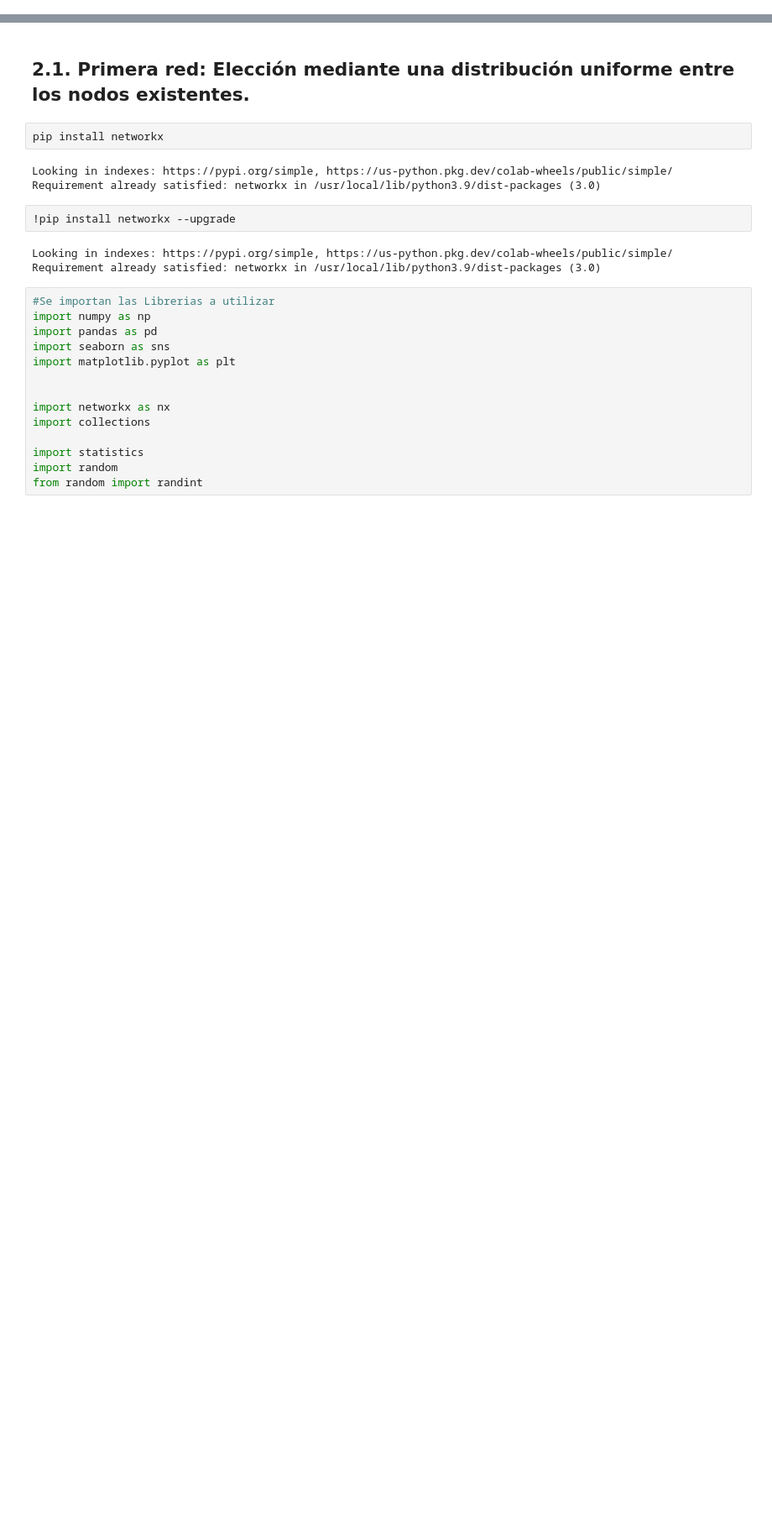
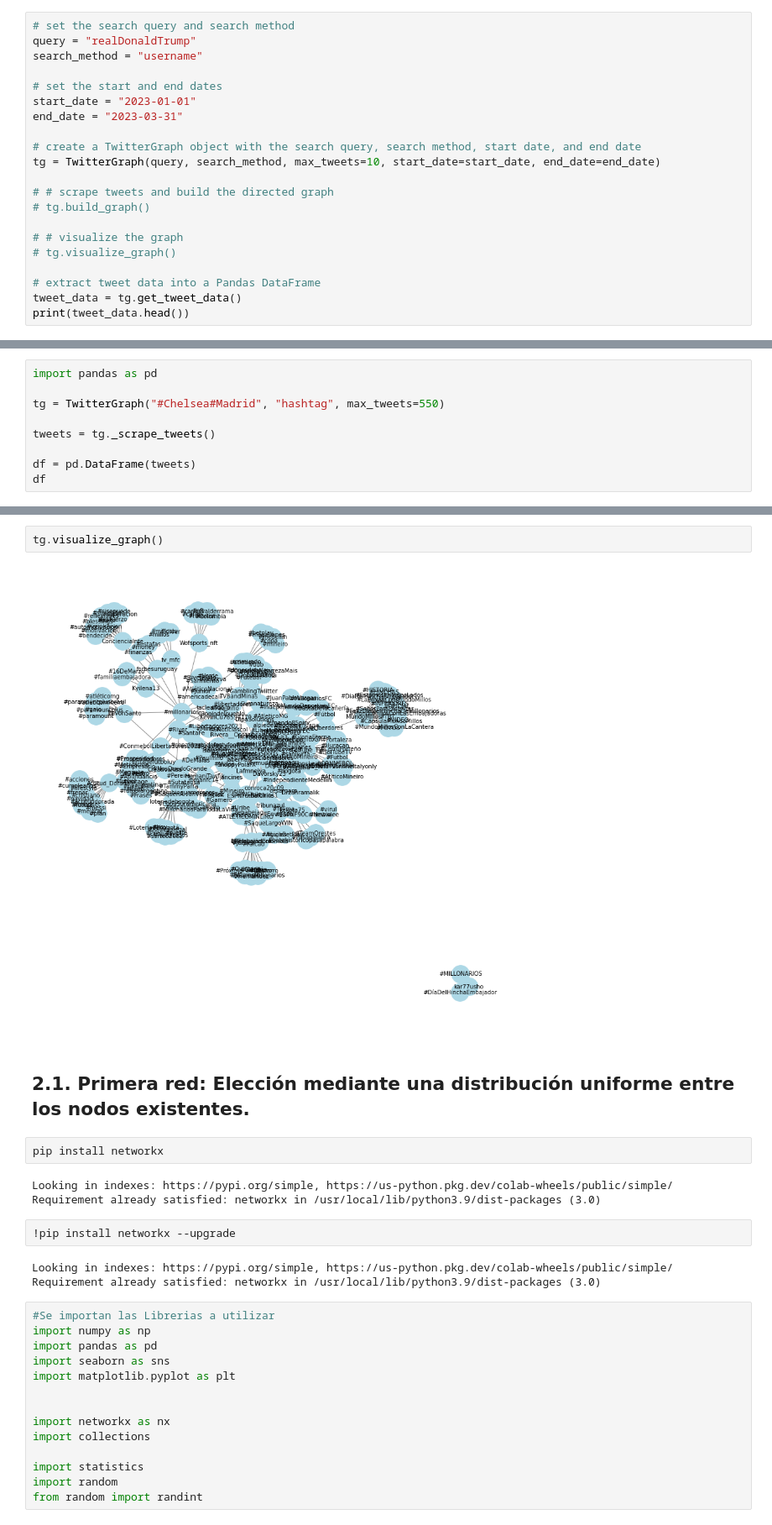
Before and after one commit to jsebastianquiroga/Topicos_analitica, a Jupyter notebook: Notebook/Empirical_network_twitter.ipynb, the cells around one changed output, grey strips where cells are left out. Shown at 84% size. Drawn from its saved outputs; the diff is of its cells as text; blank space fills up the shorter version.

```diff
--- a/Notebook/Empirical_network_twitter.ipynb
+++ b/Notebook/Empirical_network_twitter.ipynb
@@ -53,0 +81,21 @@ Se construiran dos redes, se comenzara con dos nodos, y posteriormente se coneca
+# %%
+# set the search query and search method
+query = "realDonaldTrump"
+search_method = "username"
+
+# set the start and end dates
+start_date = "2023-01-01"
+end_date = "2023-03-31"
+
+# create a TwitterGraph object with the search query, search method, start date, and end date
+tg = TwitterGraph(query, search_method, max_tweets=10, start_date=start_date, end_date=end_date)
+
+# # scrape tweets and build the directed graph
+# tg.build_graph()
+
+# # visualize the graph
+# tg.visualize_graph()
+
+# extract tweet data into a Pandas DataFrame
+tweet_data = tg.get_tweet_data()
+print(tweet_data.head())
@@ -53,0 +342,9 @@ Se construiran dos redes, se comenzara con dos nodos, y posteriormente se coneca
+# %%
+import pandas as pd
+
+tg = TwitterGraph("#Chelsea#Madrid", "hashtag", max_tweets=550)
+
+tweets = tg._scrape_tweets()
+
+df = pd.DataFrame(tweets)
+df
@@ -54,3 +375,7 @@ Se construiran dos redes, se comenzara con dos nodos, y posteriormente se coneca
+# %%
+tg.visualize_graph()
+# %% [output]
+[figure, added]
 # %% [markdown]
 ## 2.1. Primera red: Elección mediante una distribución uniforme entre los nodos existentes.
 # %%
```
Also changed, not shown: parts of 14 cells of this notebook.
